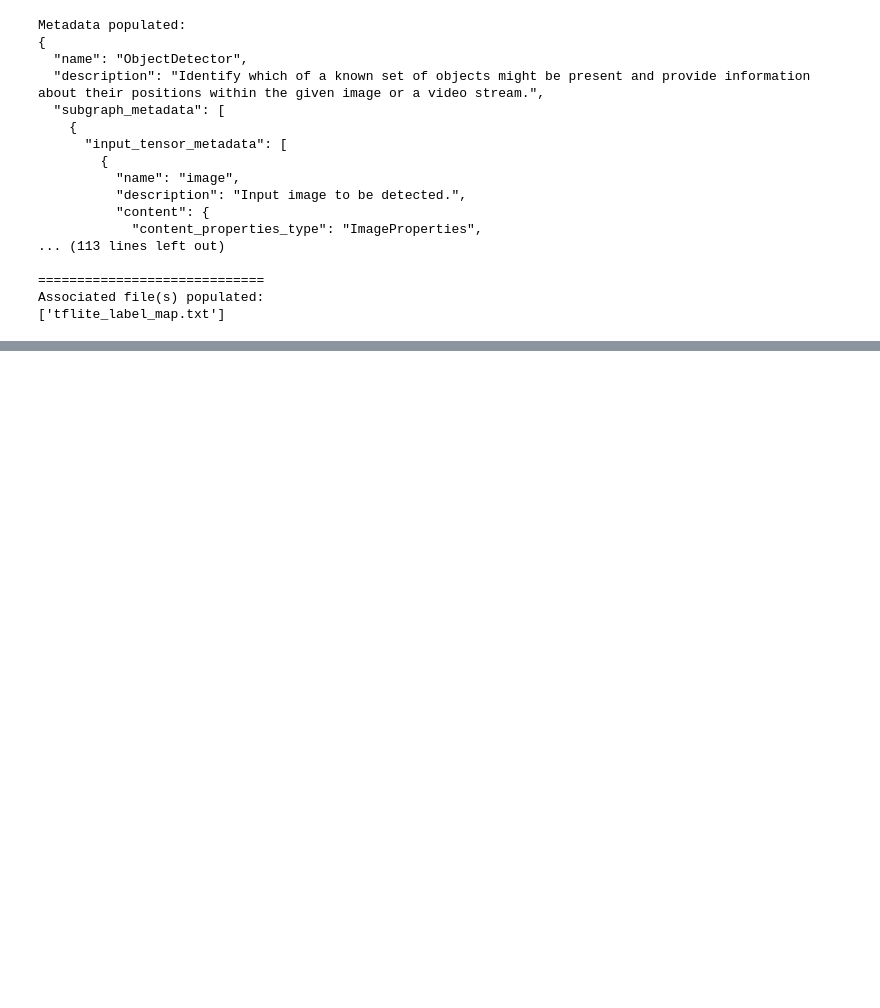
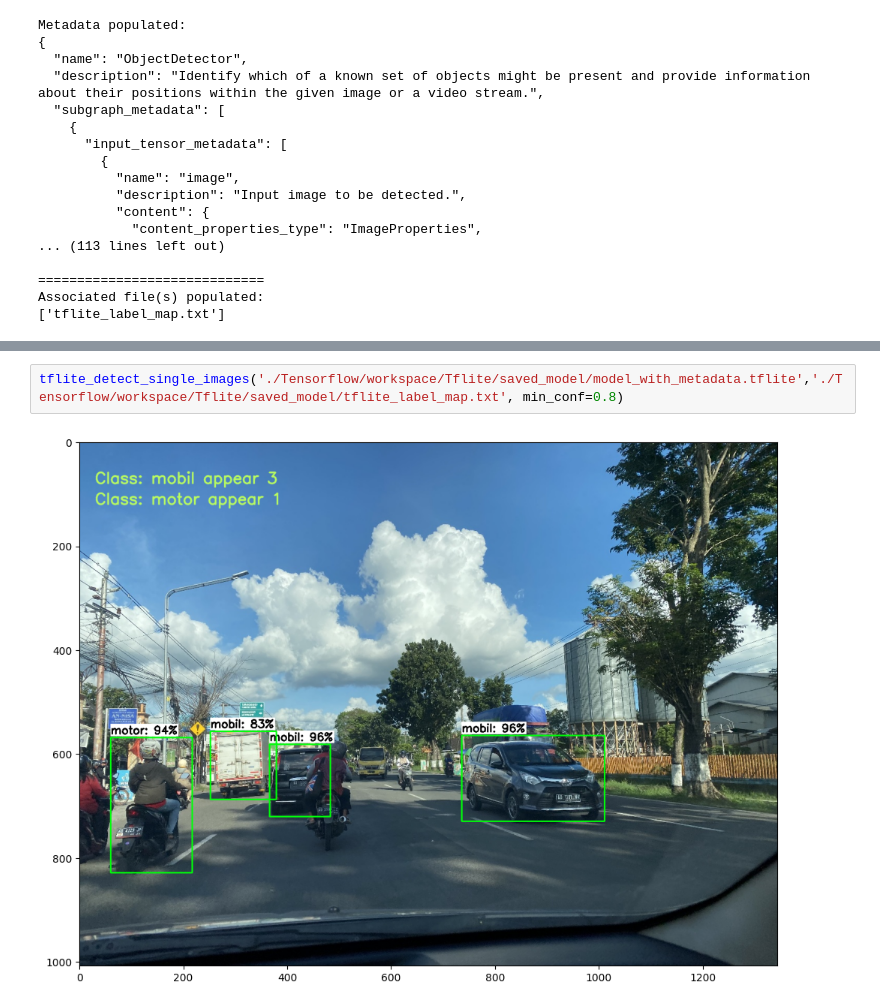
Before and after one commit to didi2424/TF-Object-Detection-API-GPU-Windows-WSL, a Jupyter notebook: 4. Test-Object-Detection.ipynb, the cells around one changed output, grey strips where cells are left out. Cells and saved outputs as stored; diff of their text form; blank space fills up the shorter version.

```diff
--- a/4. Test-Object-Detection.ipynb
+++ b/4. Test-Object-Detection.ipynb
@@ -281,0 +368,4 @@ Associated file(s) populated:
+# %%
+tflite_detect_single_images('./Tensorflow/workspace/Tflite/saved_model/model_with_metadata.tflite','./Tensorflow/workspace/Tflite/saved_model/tflite_label_map.txt', min_conf=0.8)
+# %% [output]
+[figure, added]
```
Also changed, not shown: parts of 6 cells of this notebook.
